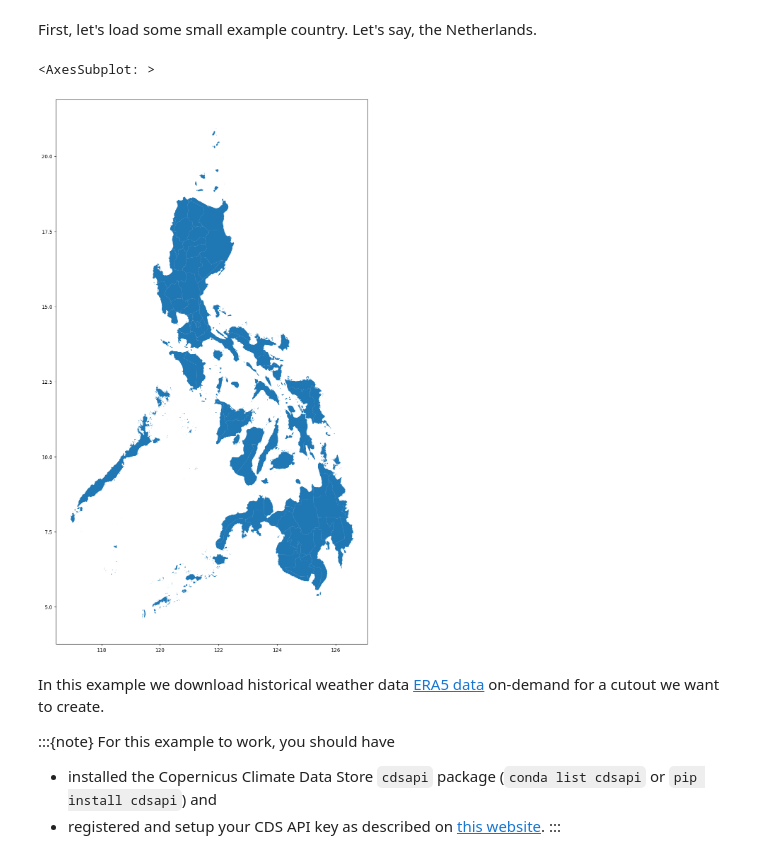
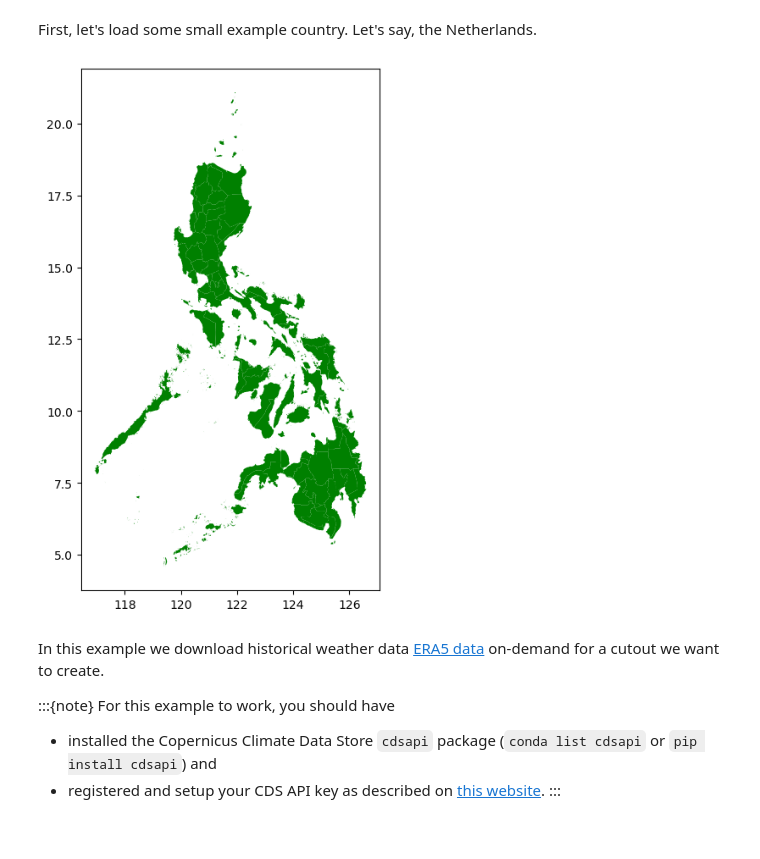
Before and after one commit to virio-andreyana/WEA, a Jupyter notebook: prepare_wind_histogram.ipynb, the cells around one changed output. Drawn from its saved outputs; the diff is of its cells as text; code cells hidden in the pictures.

```diff
--- a/prepare_wind_histogram.ipynb
+++ b/prepare_wind_histogram.ipynb
@@ -23,11 +20,11 @@ First, let's load some small example country. Let's say, the Netherlands.
 # %%
 regions = gpd.read_file("gadm_410-levels-ADM_1-PHL.gpkg")
 # %%
-fig, ax = plt.subplots(figsize=(20,20))
-regions.plot(ax=ax)
+fig, ax = plt.subplots(figsize=(5,8))
+regions.plot(ax=ax,color='green')
+plt.savefig(f'philippine.png')
 # %% [output]
-<AxesSubplot: >
-[figure, old version]
+[figure, new version]
 # %% [markdown]
 In this example we download historical weather data [ERA5 data](https://cds.climate.copernicus.eu/cdsapp#!/dataset/reanalysis-era5-single-levels?tab=overview) on-demand for a cutout we want to create.
 
```
Also changed, not shown: parts of 6 cells of this notebook, 5 other files.
